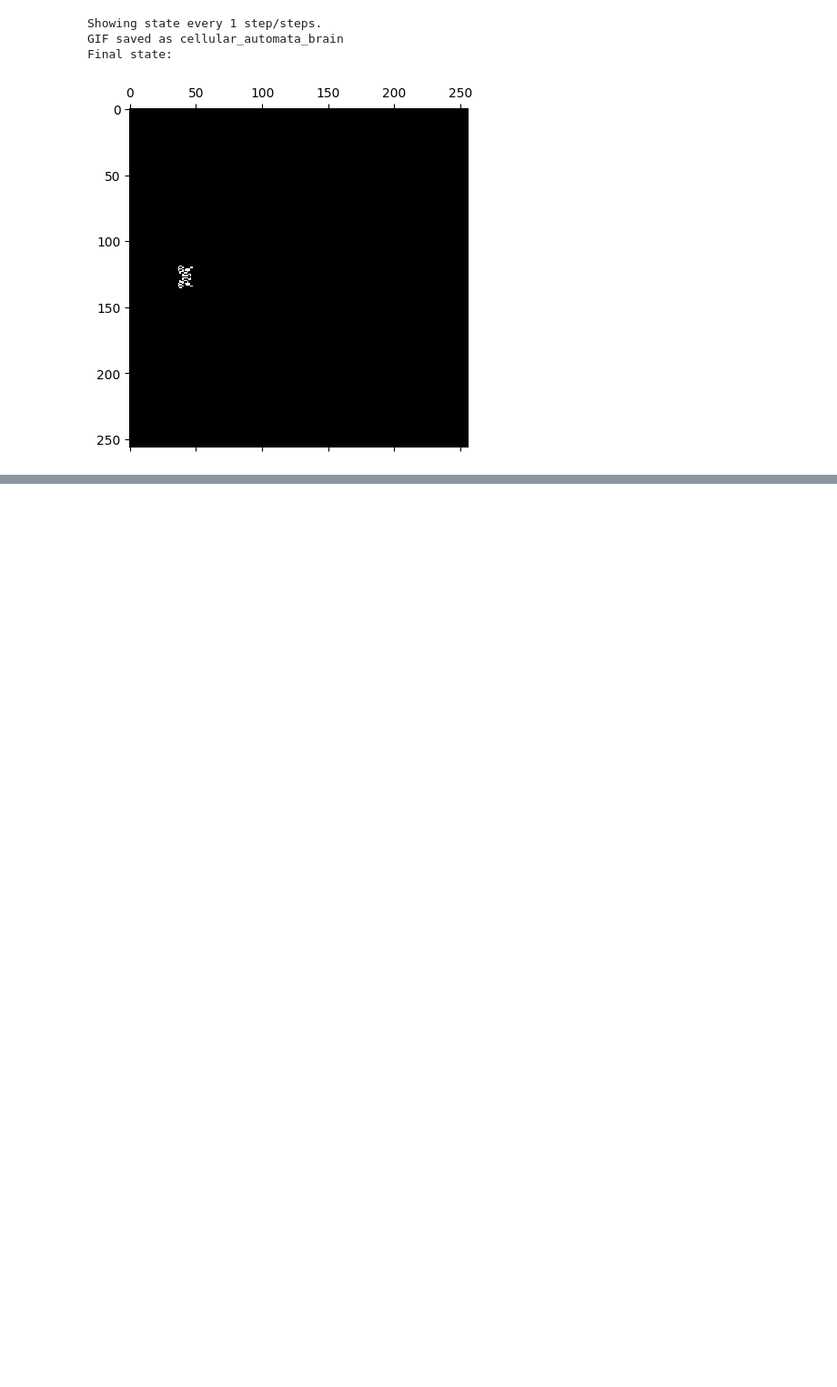
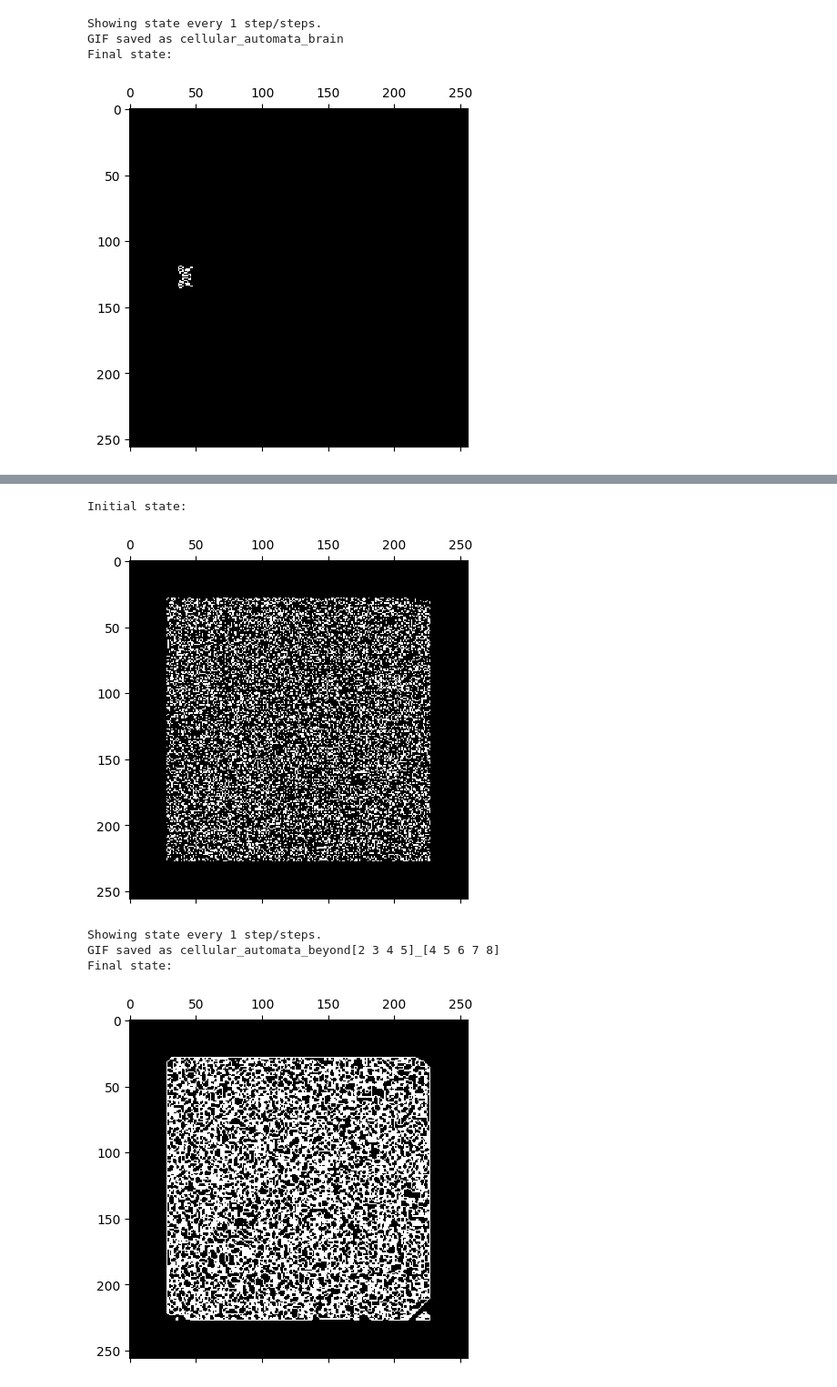
Before and after one commit to craftiggn/UW_ComputerModeling, a Jupyter notebook: 02_2D_cellular_automata.ipynb, the cells around one changed output, grey strips where cells are left out. Shown at 91% size. Drawn from its saved outputs; the diff is of its cells as text; code cells hidden in the pictures; blank space fills up the shorter version.

```diff
--- a/02_2D_cellular_automata.ipynb
+++ b/02_2D_cellular_automata.ipynb
@@ -398,0 +415,11 @@ Final state:
+# %%
+# Walled Cities
+
+task_3(256, random_seed(200, 0.3), [2,3,4,5], [4,5,6,7,8], 64)
+# %% [output]
+Initial state:
+[figure, added]
+Showing state every 1 step/steps.
+GIF saved as cellular_automata_beyond[2 3 4 5]_[4 5 6 7 8]
+Final state:
+[figure, added]
```
Also changed, not shown: parts of 7 cells of this notebook, 6 other files.
